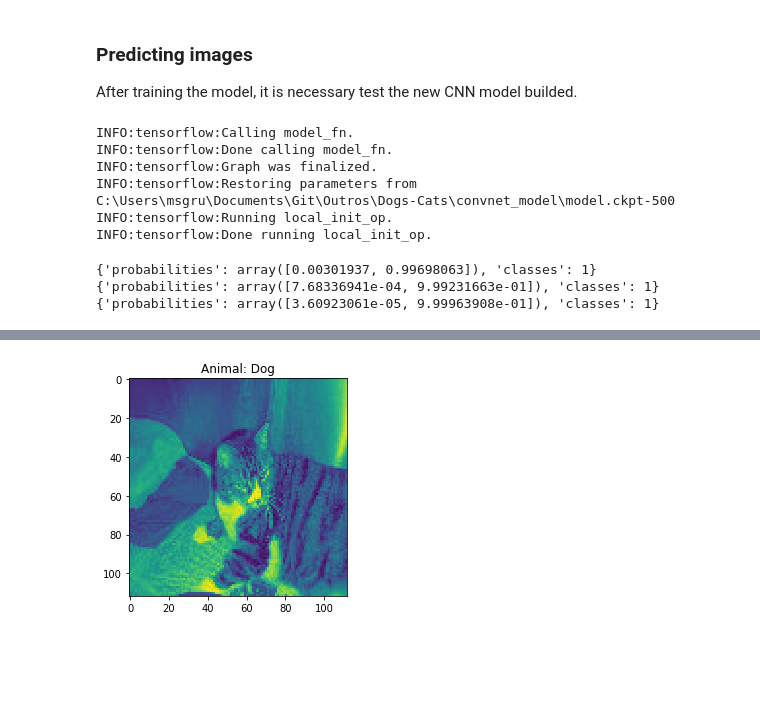
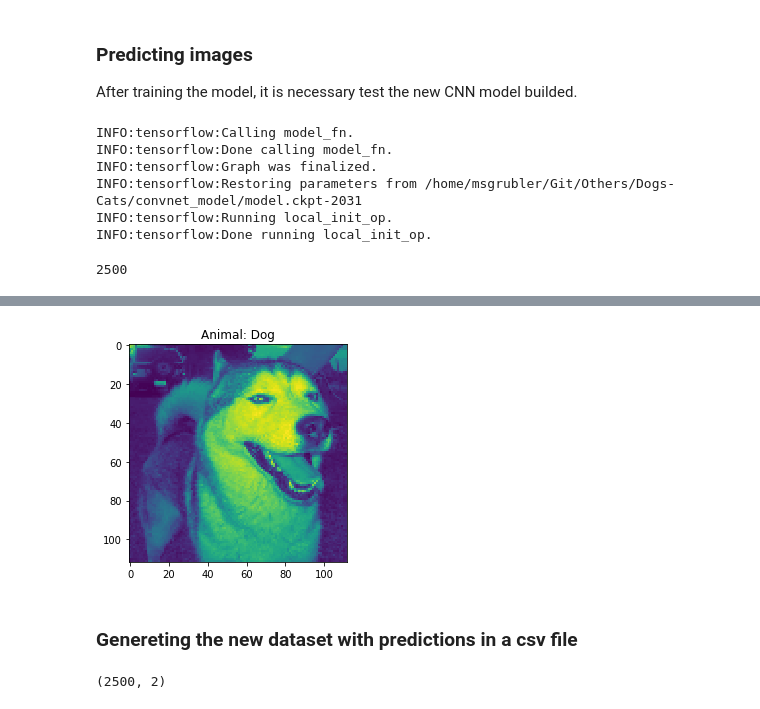
Before and after one commit to Murillo/Challenge-Kaggle, a Jupyter notebook: Dogs-vs-Cats/dogs-vs-cats.ipynb, the cells around one changed output, grey strips where cells are left out. Cells and saved outputs as stored; diff of their text form; code cells hidden in the pictures; blank space fills up the shorter version.

Commit message:
Improving code and exporting final results

```diff
--- a/Dogs-vs-Cats/dogs-vs-cats.ipynb
+++ b/Dogs-vs-Cats/dogs-vs-cats.ipynb
@@ -255,0 +219,15 @@ INFO:tensorflow:Loss for final step: 0.005550611298531294.
+# %%
+##############################
+####### Train the model ######
+train_input_fn = tf.estimator.inputs.numpy_input_fn(
+    x={"x": arr_images},
+    y=label,
+    batch_size=100,
+    num_epochs=None,
+    shuffle=True)
+
+mnist_classifier.train(
+    input_fn=train_input_fn,
+    steps=700,
+    hooks=[logging_hook])
+###############################
@@ -257,29 +254,28 @@ INFO:tensorflow:Loss for final step: 0.005550611298531294.
 ### Predicting images
 
 After training the model, it is necessary test the new CNN model builded.
+# %%
+result = process_resize_images_by_tensorflow('test/', width, height, 2500)
+arr_result = np.array(result[0])
 # %%
 predict_input_fn = tf.estimator.inputs.numpy_input_fn(
-  x={"x": arr_images[:,:].astype(float)},
+  x={"x": arr_result},
   num_epochs=1,
   shuffle=False)
 test_results = mnist_classifier.predict(input_fn=predict_input_fn)
 # %%
-results = [res for res in test_results]
+results = [res['classes'] for res in test_results]
 # %% [output]
 INFO:tensorflow:Calling model_fn.
 INFO:tensorflow:Done calling model_fn.
 INFO:tensorflow:Graph was finalized.
-INFO:tensorflow:Restoring parameters from C:\Users\msgru\Documents\Git\Outros\Dogs-Cats\convnet_model\model.ckpt-500
+INFO:tensorflow:Restoring parameters from /home/msgrubler/Git/Others/Dogs-Cats/convnet_model/model.ckpt-2031
 INFO:tensorflow:Running local_init_op.
 INFO:tensorflow:Done running local_init_op.
-# %%
-print (results[2000]) #wrong
-print (results[4]) #wrong
-print (results[17000]) #correct
-# %% [output]
-{'probabilities': array([0.00301937, 0.99698063]), 'classes': 1}
-{'probabilities': array([7.68336941e-04, 9.99231663e-01]), 'classes': 1}
-{'probabilities': array([3.60923061e-05, 9.99963908e-01]), 'classes': 1}
+# %%
+print (len(results))
+# %% [output]
+2500
 # %%
-show_image(data[2000][0], "Dog" if results[2000]['classes'] == 1 else "Cat")
+show_image(arr_result[2000], "Dog" if results[2000] == 1 else "Cat")
 # %% [output]
@@ -287 +283,13 @@ show_image(data[2000][0], "Dog" if results[2000]['classes'] == 1 else "Cat")
-[figure, old version]
+[figure, new version]
+# %% [markdown]
+### Genereting the new dataset with predictions in a csv file
+# %%
+solution = pd.DataFrame({
+    'id': np.array([i for i in range(1, len(results) + 1)]),
+    'label' : np.array(results).astype(int)
+})
+
+print(solution.shape)
+solution.to_csv("solution.csv", index=False)
+# %% [output]
+(2500, 2)
```
Also changed, not shown: parts of 19 cells of this notebook.
